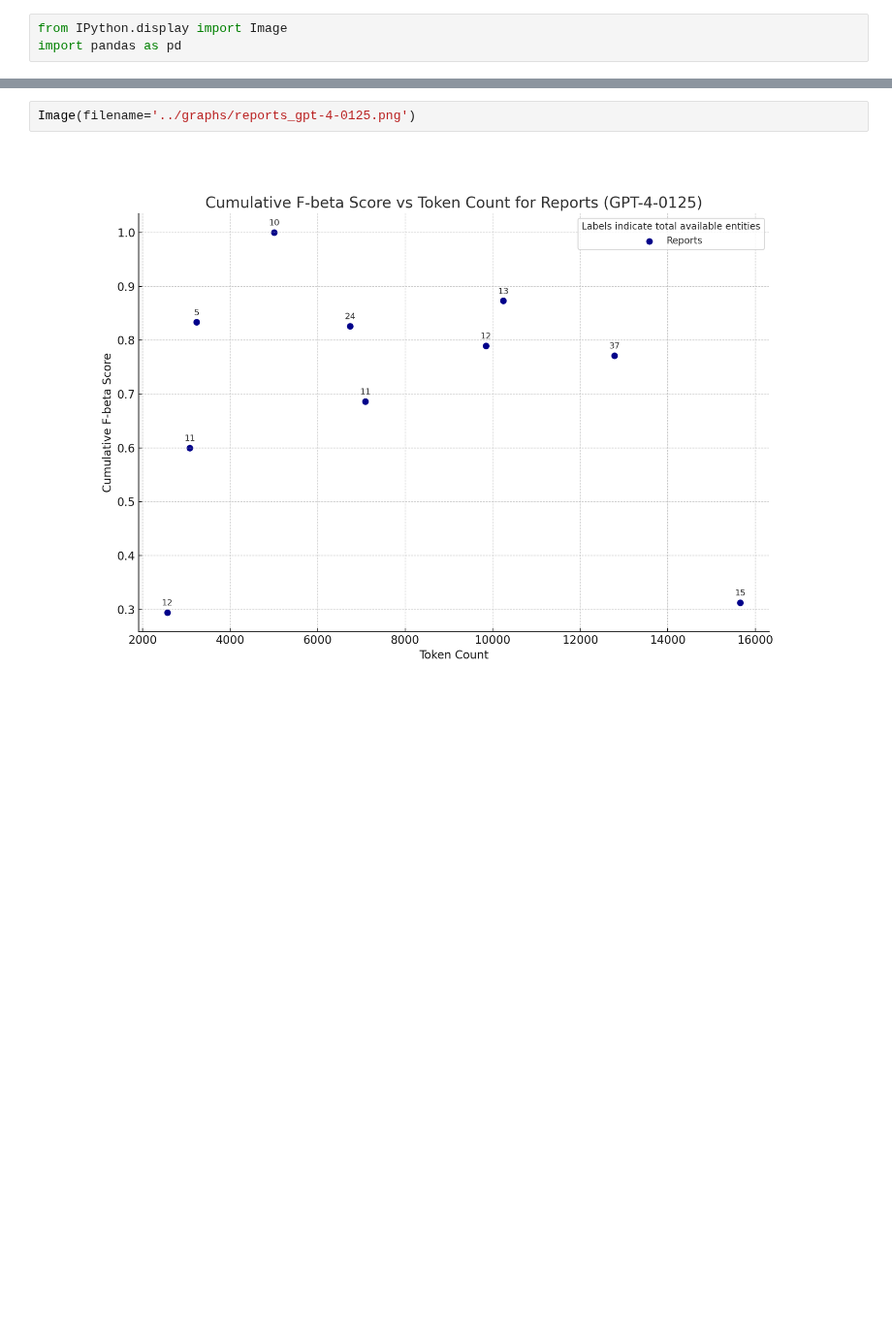
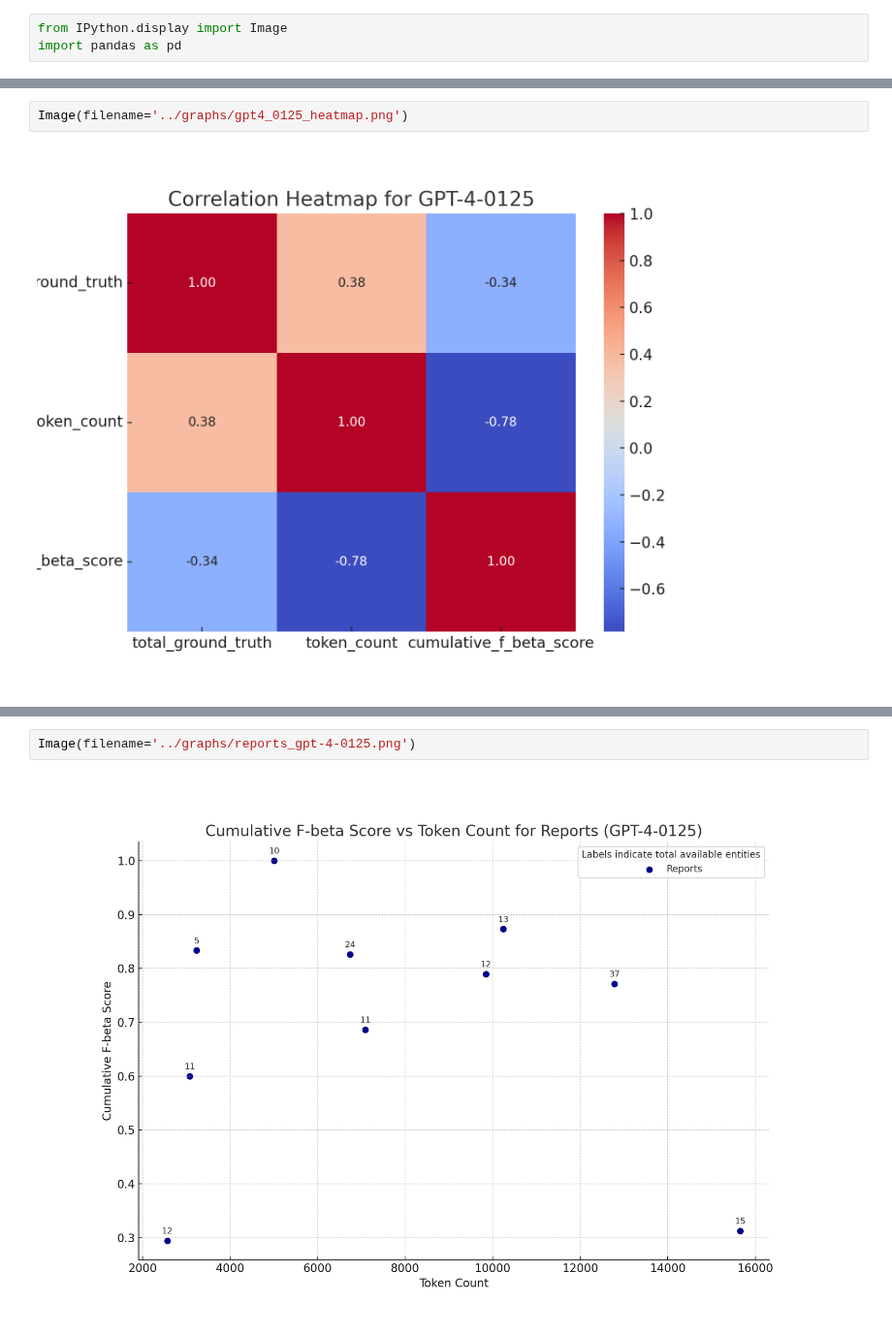
Before and after one commit to ipno-llead/US-IPNO-exonerations, a Jupyter notebook: write/HRDAG-tech-corner/blog-post-2/write/iteration-1.ipynb, the cells around one changed output, grey strips where cells are left out. Shown at 97% size. Cells and saved outputs as stored; diff of their text form; blank space fills up the shorter version.

```diff
--- a/write/HRDAG-tech-corner/blog-post-2/write/iteration-1.ipynb
+++ b/write/HRDAG-tech-corner/blog-post-2/write/iteration-1.ipynb
@@ -29,0 +87,4 @@ df.head(20)
+# %%
+Image(filename='../graphs/gpt4_0125_heatmap.png')
+# %% [output]
+[figure, added]
```
Also changed, not shown: parts of 7 cells of this notebook, 4 other files.
